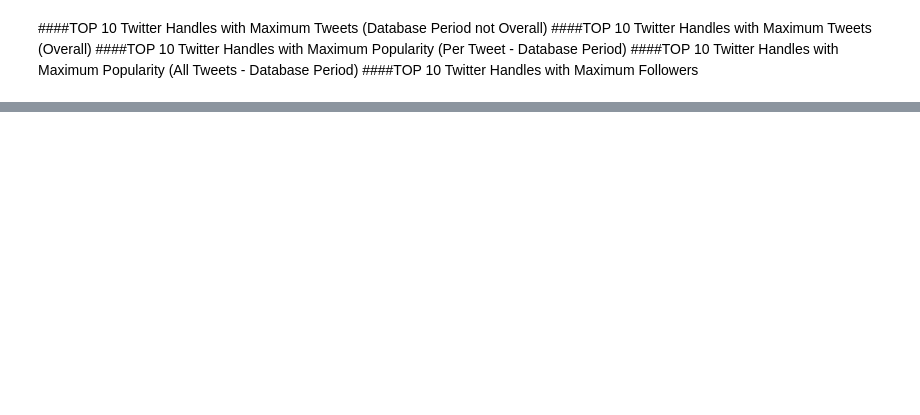
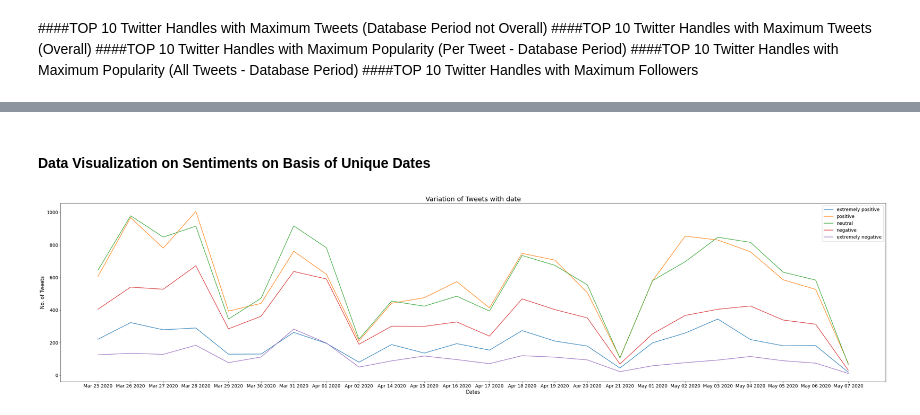
Before and after one commit to gaulghost/CovidDataAnalysis, a Jupyter notebook: SpotleAi_Pradhuman.ipynb, the cells around one changed output, grey strips where cells are left out. Saved outputs shown, nothing was run; the diff lists cells and outputs as text; code cells hidden in the pictures; blank space fills up the shorter version.

```diff
--- a/SpotleAi_Pradhuman.ipynb
+++ b/SpotleAi_Pradhuman.ipynb
@@ -352,15 +357,3 @@ detail_df_sorted.sum()
 # %%
 # Output the datset to a file
 detail_df_sorted.to_csv('sentiment_analysis_user_wise.csv',index=False)
-# %%
-#Parsing out Dates from the dataset
-dates = []
-for created in df['created_at']:
-  spt = created.split()
-  date = spt[1] + " " + spt[2] + " " + spt[-1]
-  # df['date'][c] = date
-  dates.append(date)
-  # c += 1
-
-df['date'] = dates
-df[['created_at', 'date']].head()
@@ -371,26 +367,15 @@ date_df = pd.DataFrame(columns=["date", "extremely positive", "positive", "neutr
 #Classifying the sentiment on basis of Dates
 l = 0
 for date in unique_dates:
-  i = 0
-  expos = 0
-  pos = 0
-  neu = 0
-  neg = 0
-  exneg = 0
+  i, expos, pos, neu, neg, exneg = 0, 0, 0, 0, 0, 0
   for df_date in df['date']:
     if date == df_date:
-      # print(df['text'][i], " - ", name)
       s = sentiment(df['text'][i])
-      if s == 2:
-        expos +=1
-      elif s == 1:
-        pos += 1
-      elif s == 0:
-        neu += 1
-      elif s == -1:
-        neg +=1
-      else:
-        exneg += 1
+      if s == 2: expos +=1
+      elif s == 1: pos += 1
+      elif s == 0: neu += 1
+      elif s == -1: neg +=1
+      else: exneg += 1
     i += 1
   date_df.loc[l] = [date, expos, pos, neu, neg, exneg]
   l += 1
@@ -402,19 +402,23 @@ date_df.sum()
 # %%
 # Output the datset to a file
 date_df.to_csv('sentiment_analysis_date_wise.csv',index=False)
+# %% [markdown]
+#### Data Visualization on Sentiments on Basis of Unique Dates
 # %%
 # Variation in Tweets Plot
-plt.figure(figsize=(32, 10))
+plt.figure(figsize=(45, 10))
 plt.plot(date_df['date'], date_df['extremely positive'], label="extremely positive")
 plt.plot(date_df['date'], date_df['positive'], label="positive")
 plt.plot(date_df['date'], date_df['neutral'], label="neutral")
 plt.plot(date_df['date'], date_df['negative'], label="negative")
 plt.plot(date_df['date'], date_df['extremely negative'], label="extremely negative")
 plt.legend()
 plt.xlabel("Dates", fontsize=15)
 plt.ylabel("No. of Tweets", fontsize=15)
 plt.title("Variation of Tweets with date", fontsize=20)
 plt.show()
+# %% [output]
+[figure, added]
 # %%
 count = range(1)
 detail_df = pd.DataFrame({"date": date_df['date'], "extremely positive": date_df["extremely positive"].astype(float) * 5, "positive": date_df["positive"].astype(float) * 5, "neutral": date_df["neutral"].astype(float) * 5, "negative": date_df["negative"].astype(float) * 5, "extremely negative": date_df["extremely negative"].astype(float) * 5})
```
Also changed, not shown: parts of 14 cells of this notebook.
